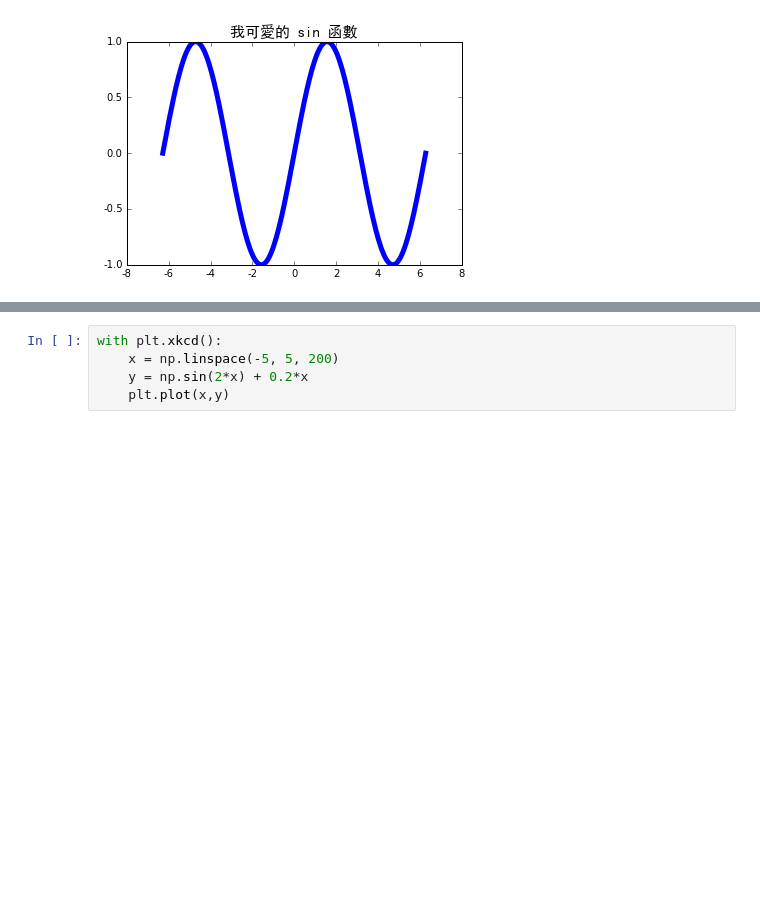
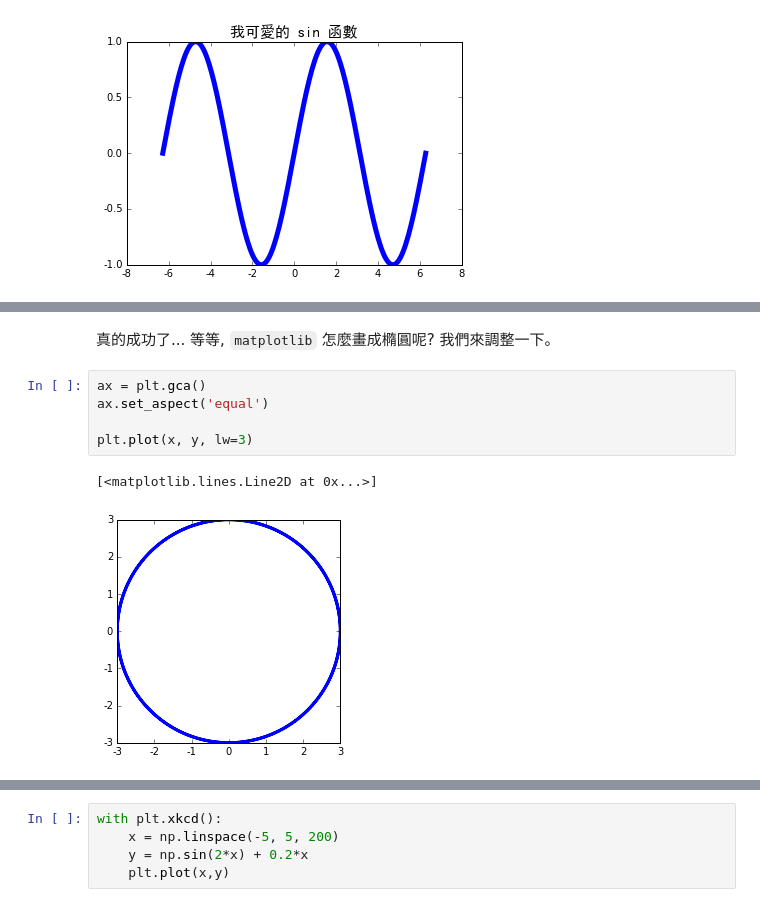
Before and after one commit to yenlung/nccu-jupyter-math, a Jupyter notebook: 06pre Matplotlib 畫圖.ipynb, the cells around one changed output, grey strips where cells are left out. Saved outputs shown, nothing was run; the diff lists cells and outputs as text; blank space fills up the shorter version.

```diff
--- a/06pre Matplotlib 畫圖.ipynb
+++ b/06pre Matplotlib 畫圖.ipynb
@@ -334,0 +362,10 @@ plt.title("我可愛的 sin 函數", size=15) # 不用再設字型!
+# %% [markdown]
+真的成功了... 等等, `matplotlib` 怎麼畫成橢圓呢? 我們來調整一下。
+# %%
+ax = plt.gca()
+ax.set_aspect('equal')
+
+plt.plot(x, y, lw=3)
+# %% [output]
+[<matplotlib.lines.Line2D at 0x...>]
+[figure, added]
```
Also changed, not shown: parts of 20 cells of this notebook.
